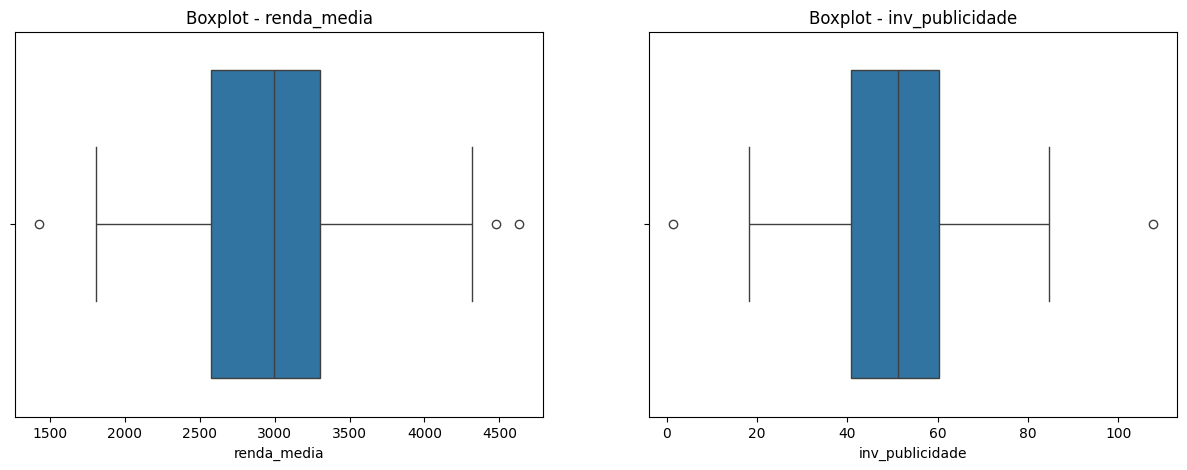
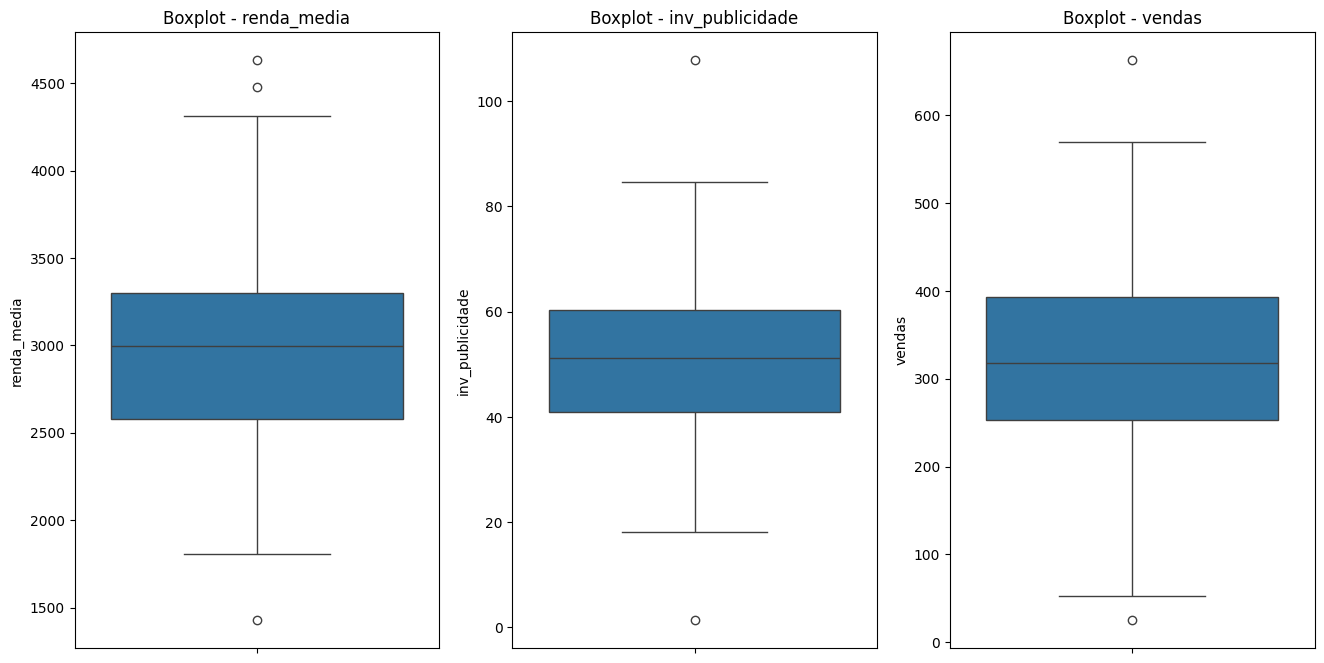
Unified diff of the notebook cell whose output changed from the first chart to the second:
--- before
+++ after
@@ -1,6 +1,6 @@
-cols = ['renda_media', 'inv_publicidade'] 
-fig, axes = plt.subplots(1,2, figsize=(15, 5))
+cols = ['renda_media', 'inv_publicidade', 'vendas'] 
+fig, axes = plt.subplots(1,3, figsize=(16, 8))
 for i, col in enumerate(cols):
-    sns.boxplot(x=dados[col], data=dados, ax=axes[i])
+    sns.boxplot(y=dados[col], data=dados, ax=axes[i])
     axes[i].set_title(f'Boxplot - {col}')
 plt.show()

Commit: modified:   rg.ipynb